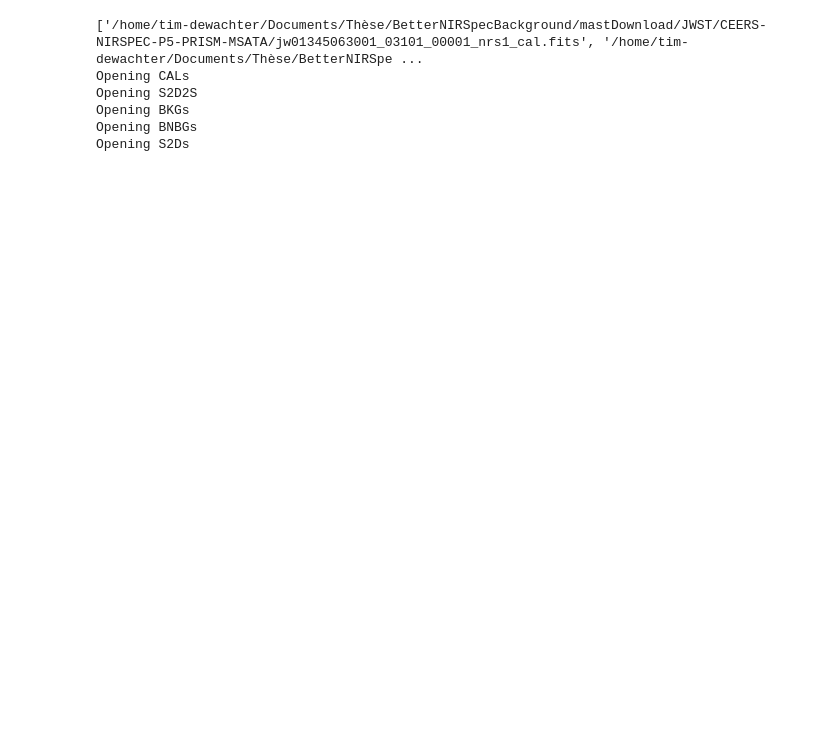
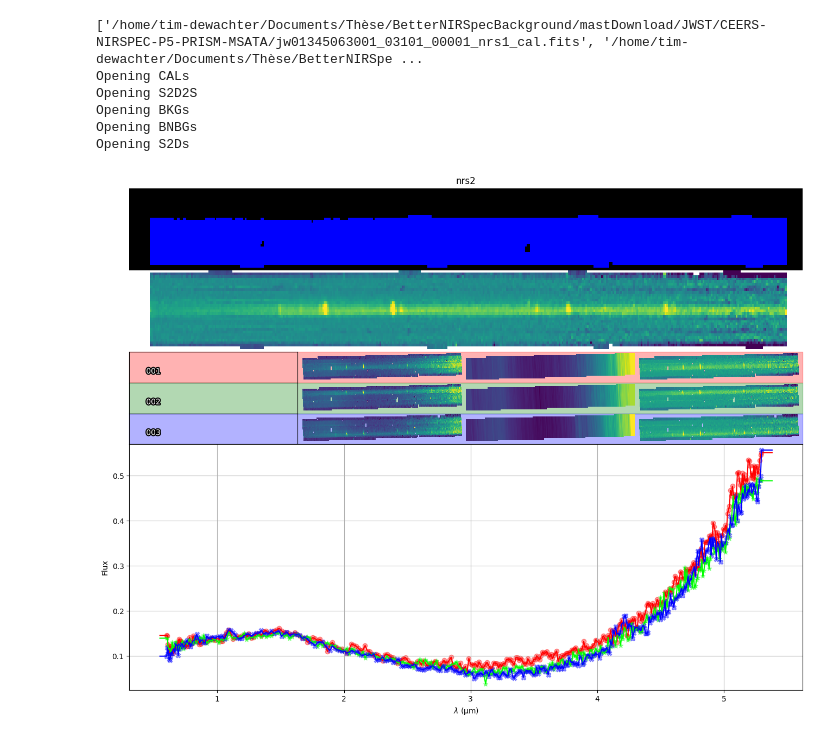
Before and after one commit to TimEpsilon/BetterNIRSpecBackground, a Jupyter notebook: BNBG/Notebooks/BNBGAnalysisPerSlit.ipynb, the cells around one changed output. Cells and saved outputs as stored; diff of their text form; code cells hidden in the pictures; blank space fills up the shorter version.

Commit message:
Changed analysis plot format

```diff
--- a/BNBG/Notebooks/BNBGAnalysisPerSlit.ipynb
+++ b/BNBG/Notebooks/BNBGAnalysisPerSlit.ipynb
@@ -210,3 +180,26 @@ Opening S2Ds
 %matplotlib inline
 plt.close("all")
 MSO.plot("/home/tim-dewachter/Documents/Thèse/BetterNIRSpecBackground/mastDownload/JWST/CEERS-NIRSPEC-P5-PRISM-MSATA/SlitAnalysis")
+# %%
+source_id = 4402
+
+cal_list = MSO._get_hdus_by_source(source_id, MSO.cal_list)
+bkg_list = MSO._get_hdus_by_source(source_id, MSO.bkg_list)
+bnbg_list = MSO._get_hdus_by_source(source_id, MSO.BNBG_list)
+wavelength_list = MSO._get_hdus_by_source(source_id, MSO.wavelength_list)
+X,Y = MSO._get_1d_data(source_id)
+s2d = MSO.s2d_list[MSO.s2d_sources.index(source_id)]
+
+isnrs1 = not all(_ is None for _ in cal_list[:3])
+isnrs2 = not all(_ is None for _ in cal_list[3:])
+
+if isnrs1:
+	cmap = MultiStepObject._binary_to_colormap(use_first_group=False)
+	fig = MultiStepObject._plot(cal_list[:3], bkg_list[:3], bnbg_list[:3], wavelength_list[:3], X[:3], Y[:3], s2d, source_id, cmap, "nrs1")
+	plt.show()
+if isnrs2:
+	cmap = MultiStepObject._binary_to_colormap(use_first_group=True)
+	fig = MultiStepObject._plot(cal_list[3:], bkg_list[3:], bnbg_list[3:], wavelength_list[3:], X[3:], Y[3:], s2d, source_id, cmap, "nrs2")
+	plt.show()
+# %% [output]
+[figure, added]
```
Also changed, not shown: parts of 1 cell of this notebook.
